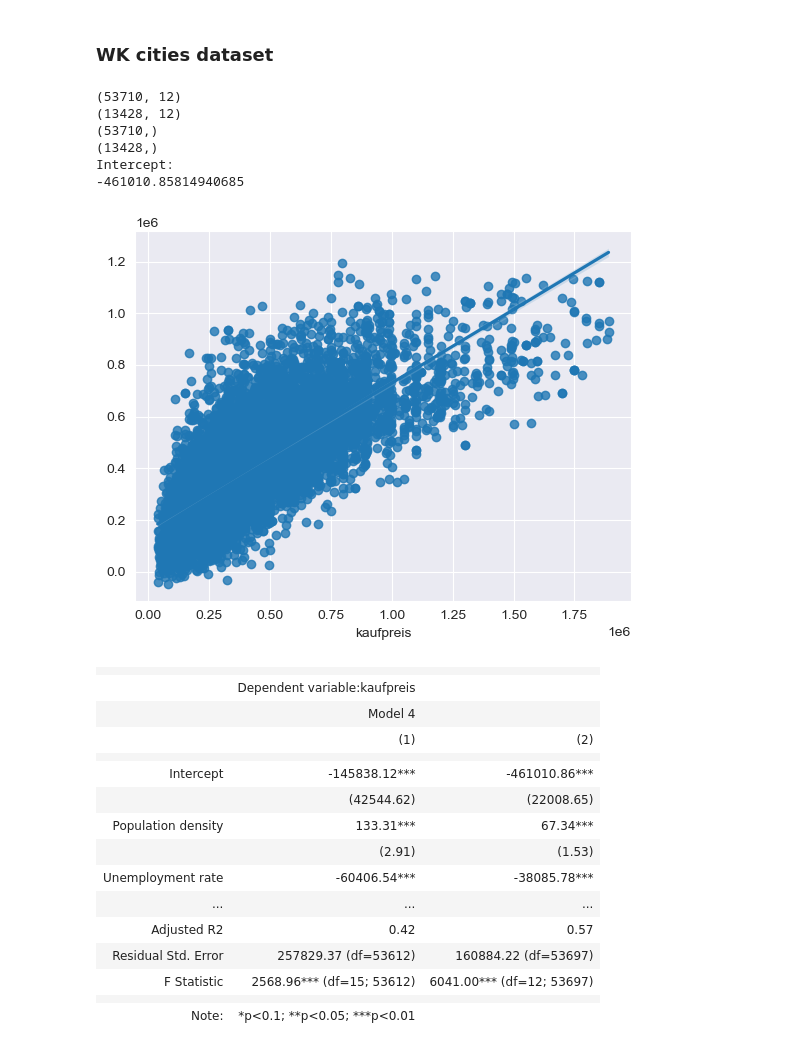
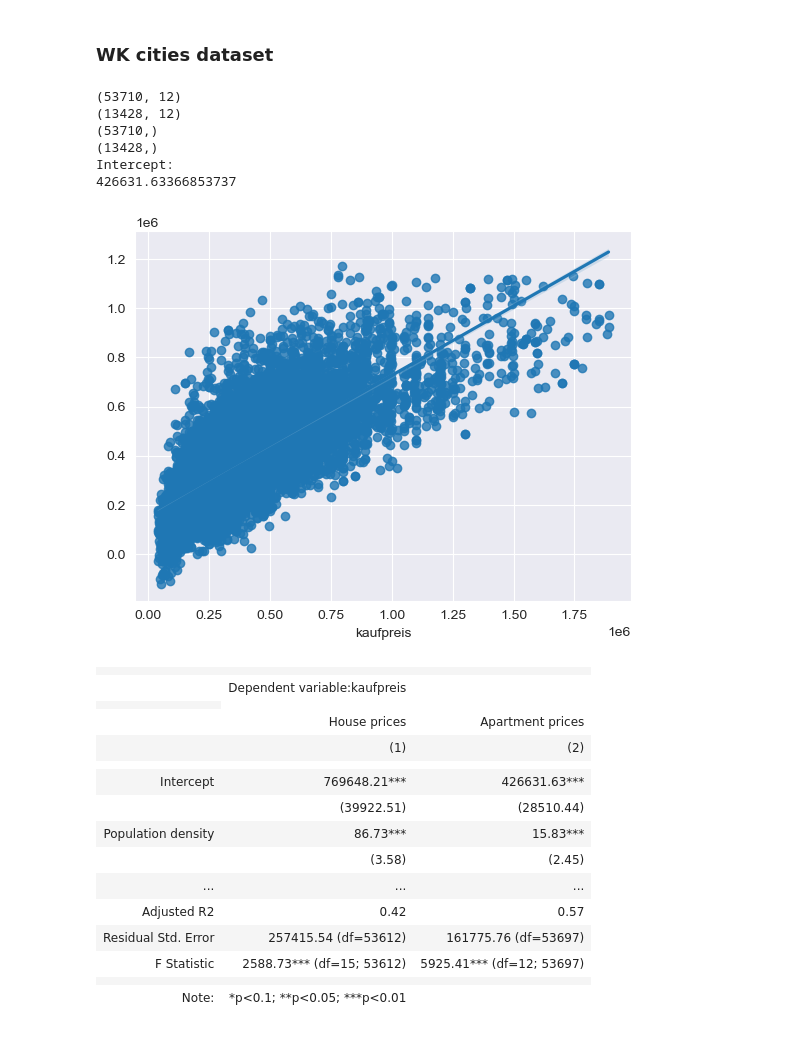
Before and after one commit to pvseydlitz/BachelorThesis, a Jupyter notebook: regressions_only.ipynb, the cells around one changed output. Saved outputs shown, nothing was run; the diff lists cells and outputs as text; code cells hidden in the pictures.

```diff
--- a/regressions_only.ipynb
+++ b/regressions_only.ipynb
@@ -142,7 +142,7 @@ stargazer_tab
 hk_macro_factors = pd.read_csv('./Data/Cleaned-Datasets/HK_macro_factors_cleaned.csv')
 df_hk_macro_factors = pd.DataFrame(hk_macro_factors)
 
-X = df_hk_macro_factors[['interest_rate', 'Erwerbslosenquote', 'housing_construction_investment', 'disposable_income', 'Baugenehmigungen', 'BIP_pro_kopf']]
+X = df_hk_macro_factors[['interest_rate', 'Erwerbslosenquote', 'housing_construction_investment', 'disposable_income', 'BIP_pro_kopf']]
 Y = df_hk_macro_factors['kaufpreis']
 
 X_train, X_test, y_train, y_test = train_test_split(X, Y, test_size=0.2, random_state=101)
@@ -249,7 +249,7 @@ stargazer_tab
 hk_both_factors = pd.read_csv('./Data/Cleaned-Datasets/HK_both_factors_cleaned.csv')
 df_hk_both_factors = pd.DataFrame(hk_both_factors)
 
-X = df_hk_both_factors[['interest_rate', 'Erwerbslosenquote', 'disposable_income', 'housing_construction_investment', 'Baugenehmigungen', 'BIP_pro_kopf', 'wohnflaeche', 'grundstuecksflaeche', 'zimmeranzahl', 'schlafzimmer', 'badezimmer', 'keller', 'parkplatz', 'age','objektzustand']]
+X = df_hk_both_factors[['interest_rate', 'Erwerbslosenquote', 'disposable_income', 'housing_construction_investment', 'BIP_pro_kopf', 'wohnflaeche', 'grundstuecksflaeche', 'zimmeranzahl', 'schlafzimmer', 'badezimmer', 'keller', 'parkplatz', 'age','objektzustand']]
 Y = df_hk_both_factors['kaufpreis']
 
 X_train, X_test, y_train, y_test = train_test_split(X, Y, test_size=0.2, random_state=101)
@@ -367,7 +367,7 @@ stargazer_tab
 hk_2022 = pd.read_csv('./Data/Cleaned-Datasets/HK_2022_cleaned.csv')
 df_hk_2022 = pd.DataFrame(hk_2022)
 
-X = df_hk_2022[['wohnflaeche', 'grundstuecksflaeche', 'zimmeranzahl', 'schlafzimmer', 'badezimmer', 'keller', 'parkplatz', 'age', 'objektzustand', 'einwohner', 'Bevölkerungsdichte', 'Arbeitslosenquote', 'BIP_pro_einwohner', 'Einkommen', 'Inflation']]
+X = df_hk_2022[['wohnflaeche', 'grundstuecksflaeche', 'zimmeranzahl', 'schlafzimmer', 'badezimmer', 'keller', 'parkplatz', 'age', 'objektzustand', 'einwohner', 'Bevölkerungsdichte', 'Arbeitslosenquote', 'BIP_pro_einwohner', 'Einkommen', 'Leerstandsquote']]
 Y = df_hk_2022['kaufpreis']
 
 from sklearn.model_selection import train_test_split
@@ -408,7 +408,7 @@ Intercept:
 wk_2022 = pd.read_csv('./Data/Cleaned-Datasets/WK_2022_cleaned.csv')
 df_wk_2022 = pd.DataFrame(wk_2022)
 
-X = df_wk_2022[['wohnflaeche', 'zimmeranzahl', 'schlafzimmer', 'badezimmer', 'aufzug', 'age', 'objektzustand', 'Bevölkerungsdichte', 'Arbeitslosenquote', 'BIP_pro_einwohner', 'Einkommen', 'Inflation']]
+X = df_wk_2022[['wohnflaeche', 'zimmeranzahl', 'schlafzimmer', 'badezimmer', 'aufzug', 'age', 'objektzustand', 'Bevölkerungsdichte', 'Arbeitslosenquote', 'BIP_pro_einwohner', 'Einkommen', 'Leerstandsquote']]
 Y = df_wk_2022['kaufpreis']
 
 from sklearn.model_selection import train_test_split
@@ -441,48 +441,48 @@ wk_ls = sm.OLS(y_train,X_train_Sm).fit()
 (53710,)
 (13428,)
 Intercept:
--461010.85814940685
+426631.63366853737
-[figure, old version]
+[figure, new version]
 # %%
 stargazer_tab = Stargazer([hk_ls, wk_ls])
-stargazer_tab.custom_columns('Model 4')
+stargazer_tab.custom_columns(['House prices', 'Apartment prices'], [1, 1])
 stargazer_tab.significant_digits(2)
-stargazer_tab.covariate_order(['const', 'Bevölkerungsdichte', 'Arbeitslosenquote', 'BIP_pro_einwohner', 'Einkommen', 'Inflation', 'age', 'wohnflaeche', 'zimmeranzahl', 'grundstuecksflaeche', 'schlafzimmer', 'badezimmer', 'parkplatz', 'keller', 'aufzug', 'objektzustand'])
+stargazer_tab.covariate_order(['const', 'Bevölkerungsdichte', 'Arbeitslosenquote', 'BIP_pro_einwohner', 'Einkommen', 'Leerstandsquote', 'age', 'wohnflaeche', 'zimmeranzahl', 'grundstuecksflaeche', 'schlafzimmer', 'badezimmer', 'parkplatz', 'keller', 'aufzug', 'objektzustand'])
 stargazer_tab.rename_covariates({
     'Bevölkerungsdichte': 'Population density',
     'const': 'Intercept',
     'Arbeitslosenquote': 'Unemployment rate',
     'BIP_pro_einwohner': 'GDP per capita',
     'Einkommen': 'Income per person',
-    'Inflation': 'Inflation',
+    'Leerstandsquote': 'Vacancy rate',
     'age': 'Age',
     'badezimmer': 'Number of bathrooms',
     'const': 'Intercept',
     'grundstuecksflaeche': 'Land area',
     'keller': 'Cellar',
     'objektzustand': 'Object condition',
     'parkplatz': 'Parkingspace',
     'schlafzimmer': 'Number of bedrooms',
     'wohnflaeche': 'Living space',
     'zimmeranzahl': 'Number of rooms',
     'aufzug': 'Elevator'
     })
 open('./Regression-Output/model-4.tex', 'w').write(stargazer_tab.render_latex())
 stargazer_tab
 # %% [output]
 |  |  |  |
 |  | Dependent variable:kaufpreis |  |
-|  | Model 4 |  |
+|  |
+|  | House prices | Apartment prices |
 |  | (1) | (2) |
 |  |  |  |
-| Intercept | -145838.12*** | -461010.86*** |
-|  | (42544.62) | (22008.65) |
-| Population density | 133.31*** | 67.34*** |
-|  | (2.91) | (1.53) |
-| Unemployment rate | -60406.54*** | -38085.78*** |
+| Intercept | 769648.21*** | 426631.63*** |
+|  | (39922.51) | (28510.44) |
+| Population density | 86.73*** | 15.83*** |
+|  | (3.58) | (2.45) |
 | ... | ... | ... |
 | Adjusted R2 | 0.42 | 0.57 |
-| Residual Std. Error | 257829.37 (df=53612) | 160884.22 (df=53697) |
-| F Statistic | 2568.96*** (df=15; 53612) | 6041.00*** (df=12; 53697) |
+| Residual Std. Error | 257415.54 (df=53612) | 161775.76 (df=53697) |
+| F Statistic | 2588.73*** (df=15; 53612) | 5925.41*** (df=12; 53697) |
 |  |  |  |
 | Note: | *p<0.1; **p<0.05; ***p<0.01 |  |
```
Also changed, not shown: parts of 5 cells of this notebook, 7 other files.
